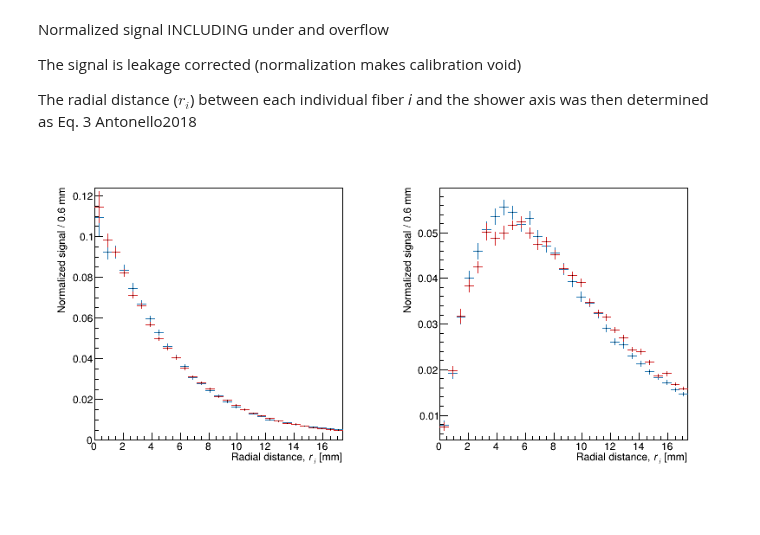
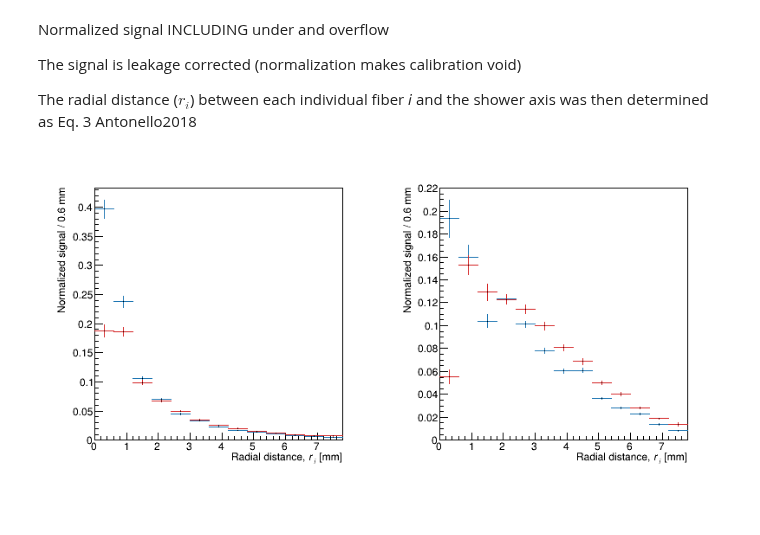
Before and after one commit to mollyhjorthjensen/DREAM, a Jupyter notebook: Analysis/validation.ipynb, the cells around one changed output. Cells and saved outputs as stored; diff of their text form; code cells hidden in the pictures; blank space fills up the shorter version.

```diff
--- a/Analysis/validation.ipynb
+++ b/Analysis/validation.ipynb
@@ -539,5 +539,8 @@ for s, v in zip(['electron_10GeV', 'electron_40GeV'], ["Scnt", "Ckov"]):
     rdf_profile[s] = rdf_profile[s].Define(f"{v}_j", f"getNj(VecIndex{v}, VoxelsAlongY)")
     rdf_profile[s] = rdf_profile[s].Define(f"{v}_x", f"{v}_j-VecShower{v}CoMj.at(0)")
     rdf_profile[s] = rdf_profile[s].Define(f"{v}_y", f"{v}_i-VecShower{v}CoMi.at(0)")
+#     rdf_profile[s] = rdf_profile[s].Define(f"{v}_norm", f"VecSignal{v}_corr/Sum(VecSignal{v}_corr)")
+    rdf_profile[s] = rdf_profile[s].Define(f"{v}_norm", f"RVec<double>(VecSignal{v})/Sum(VecSignal{v})")
     rdf_profile[s] = rdf_profile[s].Define(f"{v}_r_mm", f"1.5*getRadialDistance({v}_x, {v}_y)")
     rdf_profile[s] = rdf_profile[s].Define(f"{v}_radialProfile", f"getRadialProfile({v}_r_mm, VecSignal{v}_cal, xbins)")
+#     rdf_profile[s] = rdf_profile[s].Define(f"{v}_radialProfile", f"getRadialProfile({v}_r_mm, VecSignal{v}_corr, xbins)")
@@ -574,28 +591,35 @@ shower axis was then determined as Eq. 3 Antonello2018
 # %%
 c8 = ROOT.TCanvas("c8", "c8", 800, 400)
 ROOT.gStyle.SetOptStat(0)
 c8.Divide(2)
 x = [["Scnt_r_mm", "Ckov_r_mm"], ["xbins", "xbins"]]
-y = [["VecSignalScnt_cal", "VecSignalCkov_cal"], ["Scnt_radialProfile", "Ckov_radialProfile"]]
+# y = [["VecSignalScnt_cal", "VecSignalCkov_cal"], ["Scnt_radialProfile", "Ckov_radialProfile"]]
+# y = [["VecSignalScnt", "VecSignalCkov"], ["Scnt_radialProfile", "Ckov_radialProfile"]]
+y = [["Scnt_norm", "Ckov_norm"], ["Scnt_radialProfile", "Ckov_radialProfile"]]
 p = [[None, None], [None, None]]
 p_norm = p.copy()
 for i in range(2):
     c8.cd(i+1)
     ROOT.gPad.SetLeftMargin(0.15)
     p[i][0] = rdf_profile['electron_10GeV'].Profile1D(model, x[i][0], y[i][0])
-#     p[i][0].Draw("SAME")
+    p[i][1] = rdf_profile['electron_40GeV'].Profile1D(model, x[i][1], y[i][1])
+#     if i == 0:
+#         p[i][0].Draw("SAME")
+#         p[i][1].Draw("SAME")
+#     else:
     p_norm[i][0] = p[i][0].DrawNormalized("SAME")
-    p[i][1] = rdf_profile['electron_40GeV'].Profile1D(model, x[i][1], y[i][1])
     p_norm[i][1] = p[i][1].DrawNormalized("SAME")
-#     p[i][1].Draw("SAME")
+
     p_norm[i][0].SetLineColor(palette['blue'].GetNumber())
     p_norm[i][1].SetLineColor(palette['red'].GetNumber())
-#     p_norm[i][0].GetXaxis().SetRangeUser(0., 7.8)
+    p_norm[i][0].GetXaxis().SetRangeUser(0., 7.8)
 #     p_norm[i][0].GetYaxis().SetRangeUser(0., .4)
     p_norm[i][0].GetXaxis().SetTitle("Radial distance, #it{r_{i}} [mm]")
     p_norm[i][0].GetYaxis().SetTitle(f"Normalized signal / {binwidth} mm")
 
 c8.Update()
 c8.Draw()
 # %% [output]
-[figure, old version]
+[figure, new version]
+# %% [markdown]
+#
```
Also changed, not shown: parts of 9 cells of this notebook.
